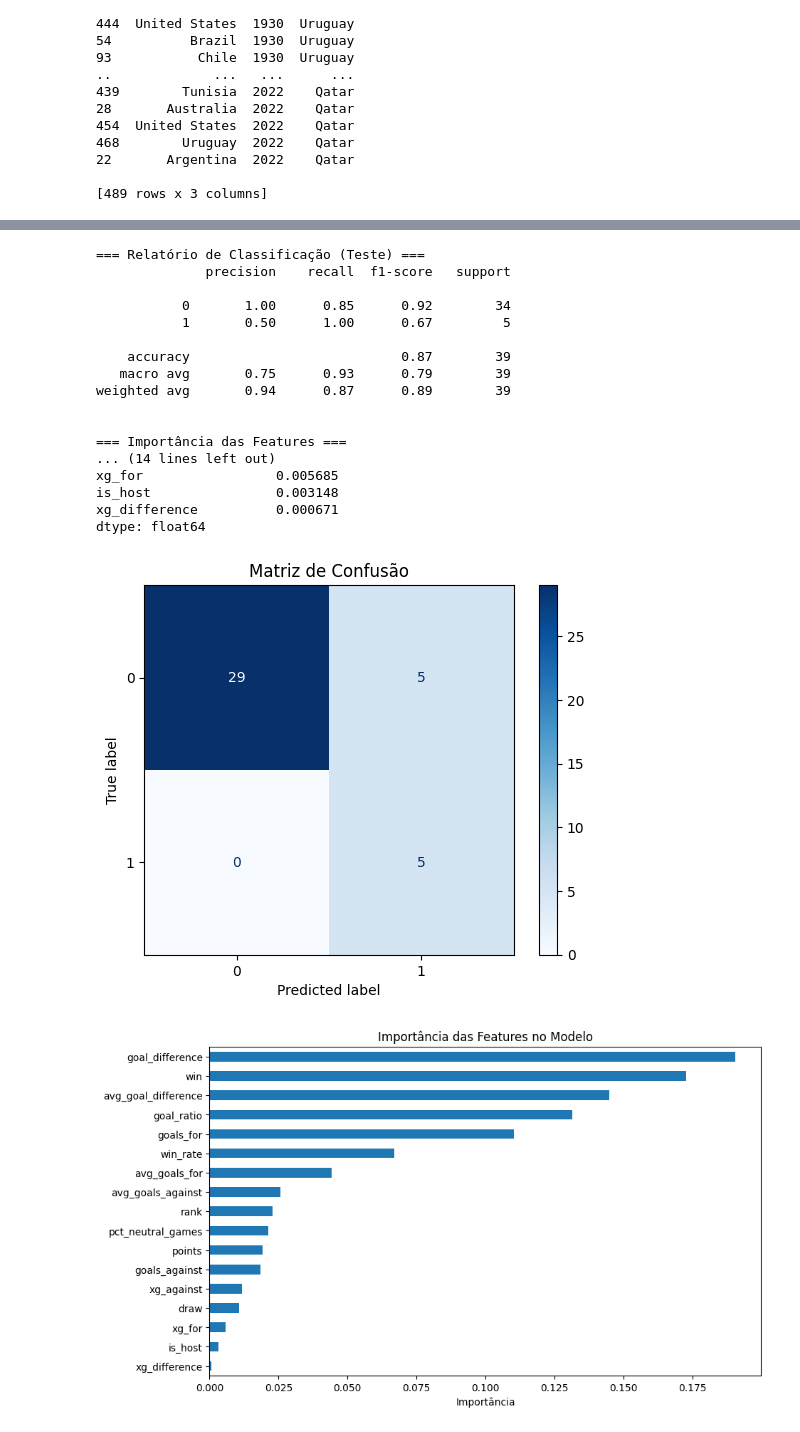
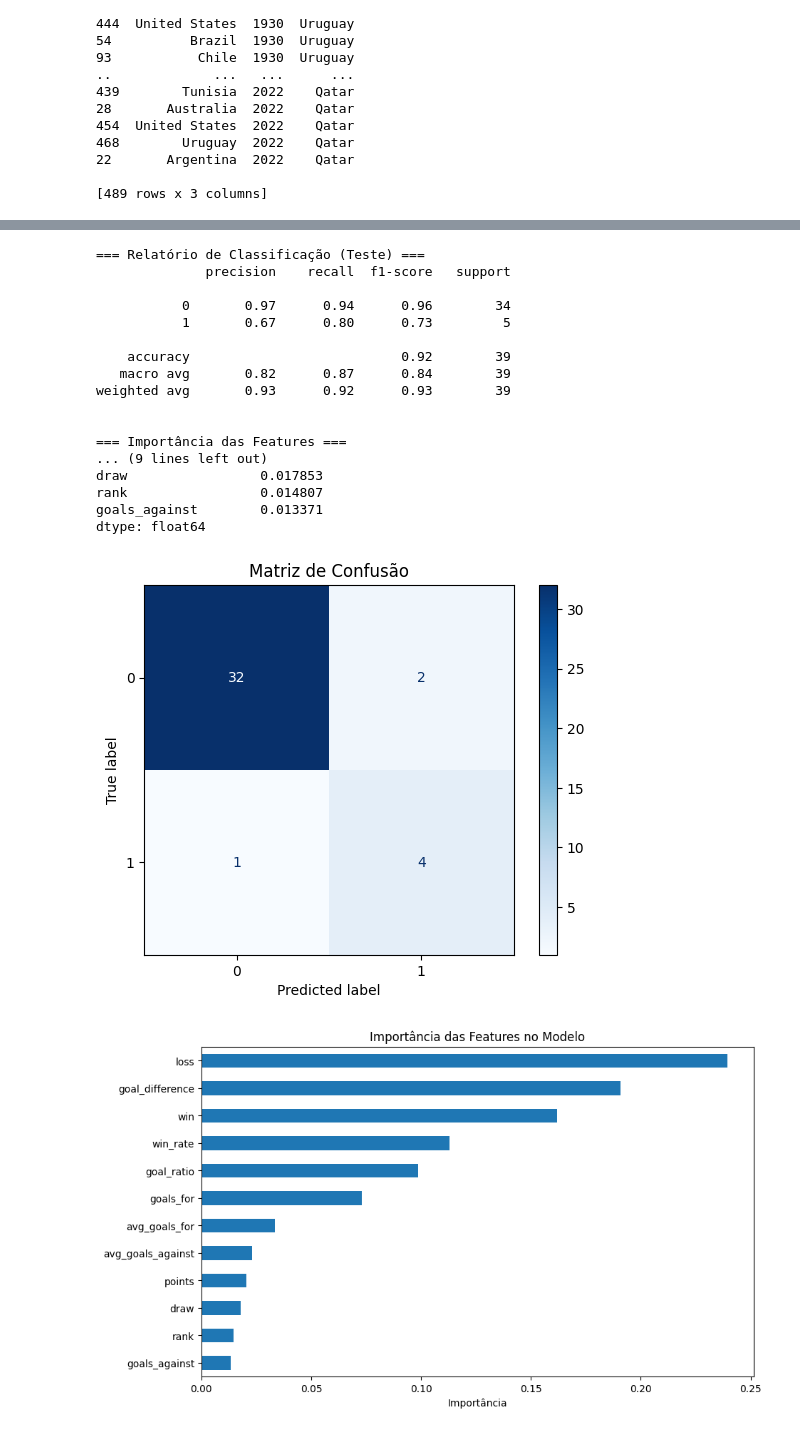
Before and after one commit to Jhonatarlp/Projeto_final_ciclo_basico_insper_Data, a Jupyter notebook: criacao_df_modelo.ipynb, the cells around one changed output, grey strips where cells are left out. Saved outputs shown, nothing was run; the diff lists cells and outputs as text; code cells hidden in the pictures.

```diff
--- a/criacao_df_modelo.ipynb
+++ b/criacao_df_modelo.ipynb
@@ -81,7 +82,7 @@ stats['win_rate'] = stats['win'] / stats['matches']
 
 print(stats.head())
 
-team_stats = team_stats.merge(stats[['matches', 'win', 'draw', 'win_rate']], on=['team', 'year'], how='left')
+team_stats = team_stats.merge(stats[['matches', 'win', 'draw', 'loss','win_rate']], on=['team', 'year'], how='left')
 # %% [output]
 result        draw  loss  win  matches  win_rate
 team    year
@@ -178,18 +182,14 @@ team_stats = team_stats.merge(
 team_stats = team_stats.drop(columns=['country'])
 # %%
 team_stats = team_stats[
-    team_stats['tournament'].isin(['FIFA World Cup qualification', 'FIFA World Cup'])
+    team_stats['tournament'].isin(['FIFA World Cup qualification', 'FIFA World Cup', ])
 ].copy()
 team_stats['is_host'] = (team_stats['team'] == team_stats['Host']).astype(int)
 
-# Exemplo completo
 
-# 1. Extrair times que jogaram a Copa de 2022 a partir do DataFrame 'decision'
-# Ajuste "World Cup" para "Copa do Mundo" se necessário:
 worldcup_2022_teams = pd.concat([
     decision[(decision['year'] == 2022) & (decision['tournament'].str.contains("World Cup", case=False))]['home_team'],
     decision[(decision['year'] == 2022) & (decision['tournament'].str.contains("World Cup", case=False))]['away_team']
 ]).unique()
 
-# 2. Filtrar 'team_stats' para que contenha apenas os times participantes
 team_stats = team_stats[team_stats['team'].isin(worldcup_2022_teams)]
@@ -260,0 +206,5 @@ plt.show()
+# %%
+features = [
+    'goals_for', 'goals_against', 'win', 'draw', 'loss', 'win_rate',
+    'goal_difference', 'avg_goals_for', 'avg_goals_against', 'goal_ratio', 'rank', 'points',
+]
@@ -261,12 +220,6 @@ plt.show()
+# %%
+team_stats.drop(columns=['xg_for', 'xg_against', 'xg_difference','avg_xg_for','is_host', 'pct_neutral_games', 'tournament', 'is_host', 'matches', 'Host'], inplace=True)
 # %%
-features = [
-    'goals_for', 'goals_against', 'win', 'draw', 'win_rate',
-    'goal_difference', 'avg_goals_for', 'avg_goals_against',
-    'avg_goal_difference', 'goal_ratio', 'xg_for', 'xg_against', 'xg_difference',
-    'pct_neutral_games', 'rank', 'points',
-    'is_host'
-]
-
 for col in features:
     median = team_stats[col].median()
     team_stats[col] = team_stats[col].fillna(median)
@@ -302,41 +255,41 @@ model.fit(X_train_bal, y_train_bal)
 y_pred = model.predict(X_test_scaled)
 print("=== Relatório de Classificação (Teste) ===")
 print(classification_report(y_test, y_pred))
 
 importances = model.feature_importances_
 importance_series = pd.Series(importances, index=features).sort_values(ascending=False)
 print("\n=== Importância das Features ===")
 print(importance_series)
 
 cm = confusion_matrix(y_test, y_pred)
 disp = ConfusionMatrixDisplay(confusion_matrix=cm, display_labels=model.classes_)
 disp.plot(cmap=plt.cm.Blues)
 plt.title("Matriz de Confusão")
 plt.show()
 
 plt.figure(figsize=(10, 6))
 importance_series.plot(kind='barh')
 plt.xlabel("Importância")
 plt.title("Importância das Features no Modelo")
 plt.gca().invert_yaxis()
 plt.show()
 # %% [output]
 === Relatório de Classificação (Teste) ===
               precision    recall  f1-score   support
 
-           0       1.00      0.85      0.92        34
-           1       0.50      1.00      0.67         5
+           0       0.97      0.94      0.96        34
+           1       0.67      0.80      0.73         5
 
-    accuracy                           0.87        39
-   macro avg       0.75      0.93      0.79        39
-weighted avg       0.94      0.87      0.89        39
+    accuracy                           0.92        39
+   macro avg       0.82      0.87      0.84        39
+weighted avg       0.93      0.92      0.93        39
 
 
 === Importância das Features ===
-... (14 lines left out)
-xg_for                 0.005685
-is_host                0.003148
-xg_difference          0.000671
+... (9 lines left out)
+draw                 0.017853
+rank                 0.014807
+goals_against        0.013371
 dtype: float64
-[figure, old version]
+[figure, new version]
-[figure, old version]
+[figure, new version]
```
Also changed, not shown: parts of 22 cells of this notebook.
